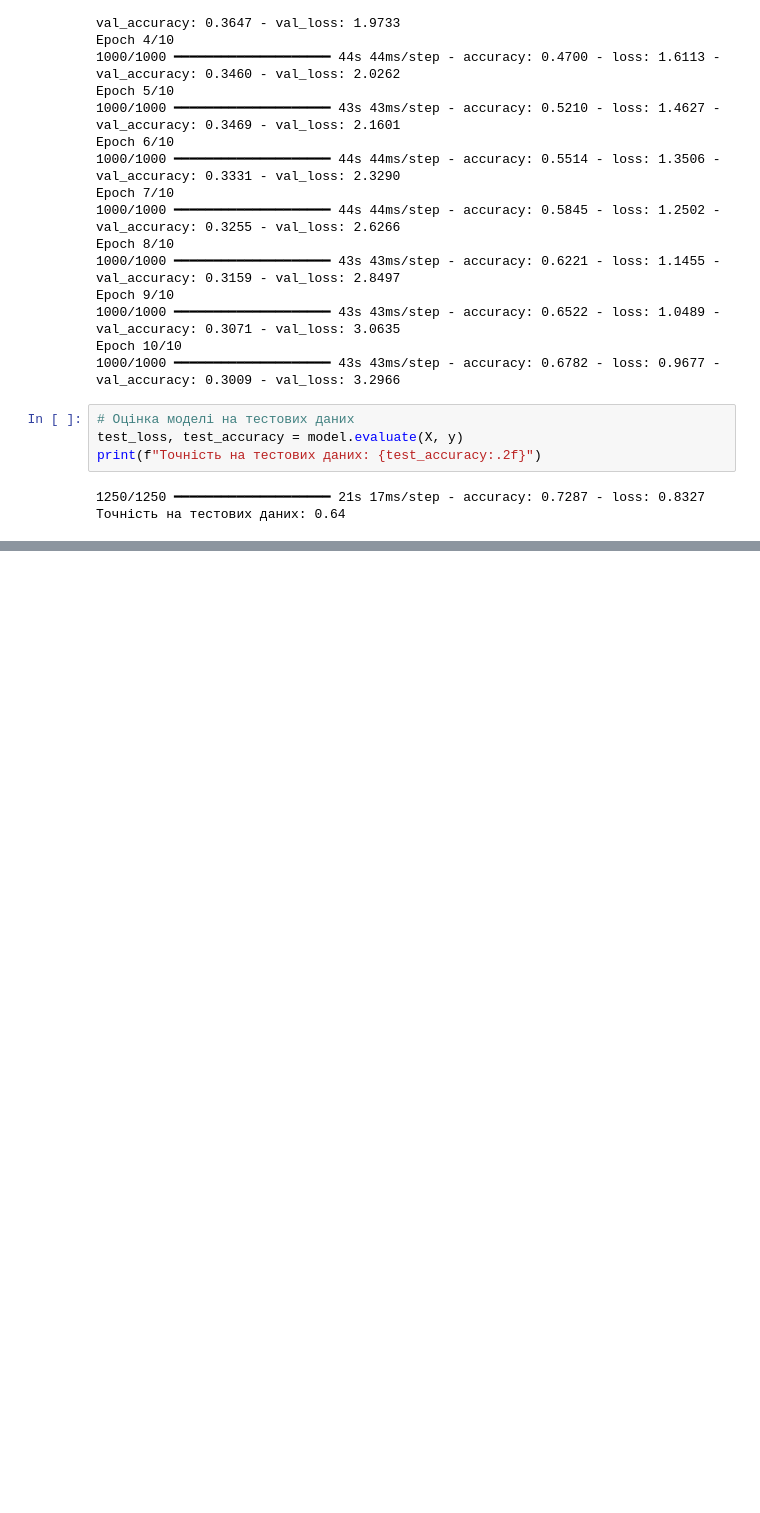
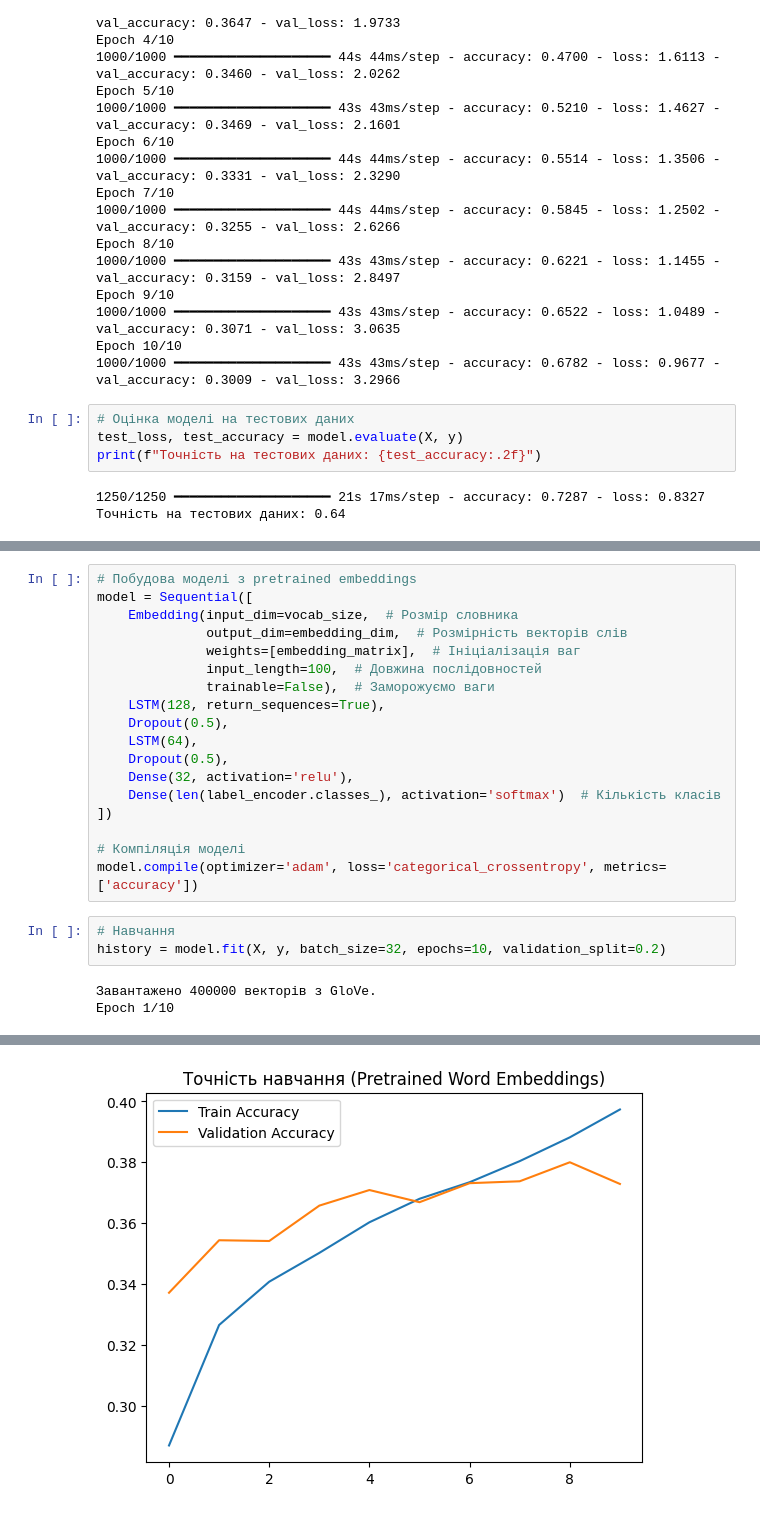
Before and after one commit to whoisn3kk/iad, a Jupyter notebook: lab3/lab3.ipynb, the cells around one changed output, grey strips where cells are left out. Drawn from its saved outputs; the diff is of its cells as text; blank space fills up the shorter version.

Commit message:
lab3 3 pretrained +

```diff
--- a/lab3/lab3.ipynb
+++ b/lab3/lab3.ipynb
@@ -517,0 +546,24 @@ print(f"Точність на тестових даних: {test_accuracy:.2f}")
+# %%
+# Побудова моделі з pretrained embeddings
+model = Sequential([
+    Embedding(input_dim=vocab_size,  # Розмір словника
+              output_dim=embedding_dim,  # Розмірність векторів слів
+              weights=[embedding_matrix],  # Ініціалізація ваг
+              input_length=100,  # Довжина послідовностей
+              trainable=False),  # Заморожуємо ваги
+    LSTM(128, return_sequences=True),
+    Dropout(0.5),
+    LSTM(64),
+    Dropout(0.5),
+    Dense(32, activation='relu'),
+    Dense(len(label_encoder.classes_), activation='softmax')  # Кількість класів
+])
+
+# Компіляція моделі
+model.compile(optimizer='adam', loss='categorical_crossentropy', metrics=['accuracy'])
+# %%
+# Навчання
+history = model.fit(X, y, batch_size=32, epochs=10, validation_split=0.2)
+# %% [output]
+Завантажено 400000 векторів з GloVe.
+Epoch 1/10
@@ -517,0 +587 @@ print(f"Точність на тестових даних: {test_accuracy:.2f}")
+[figure, added]
```
Also changed, not shown: parts of 5 cells of this notebook.
